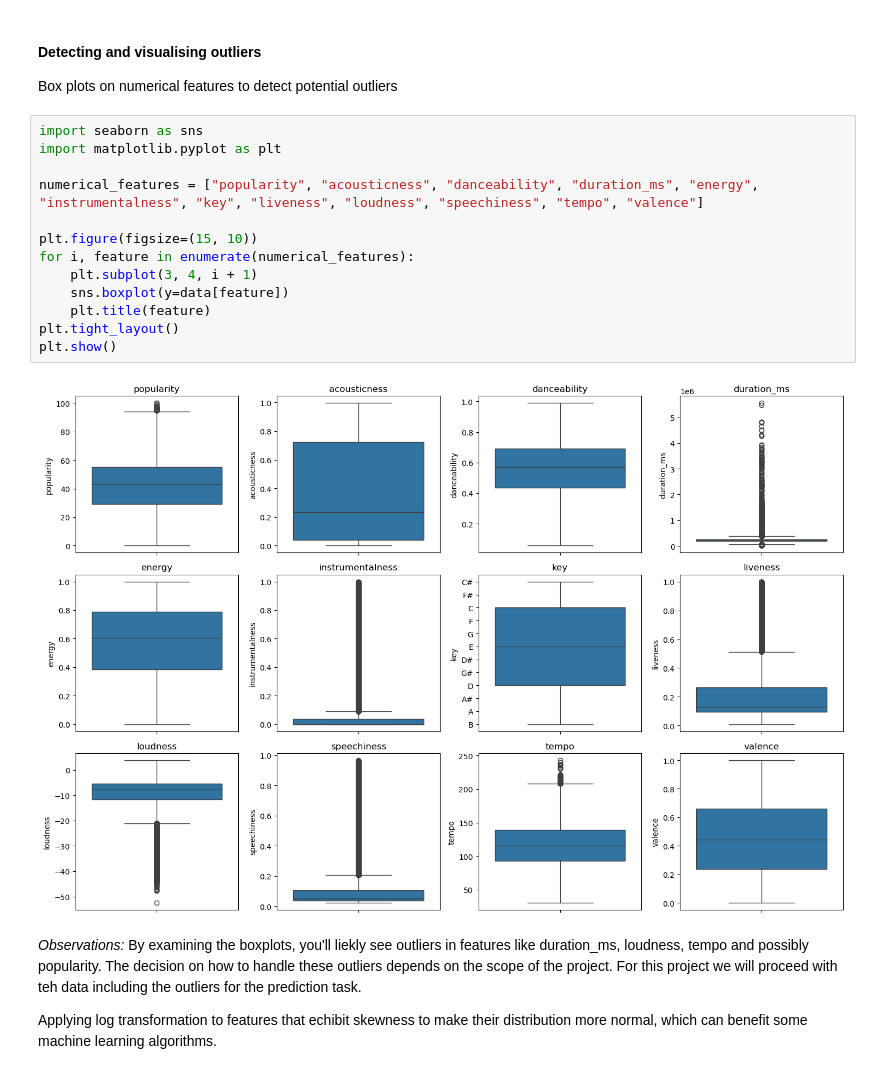
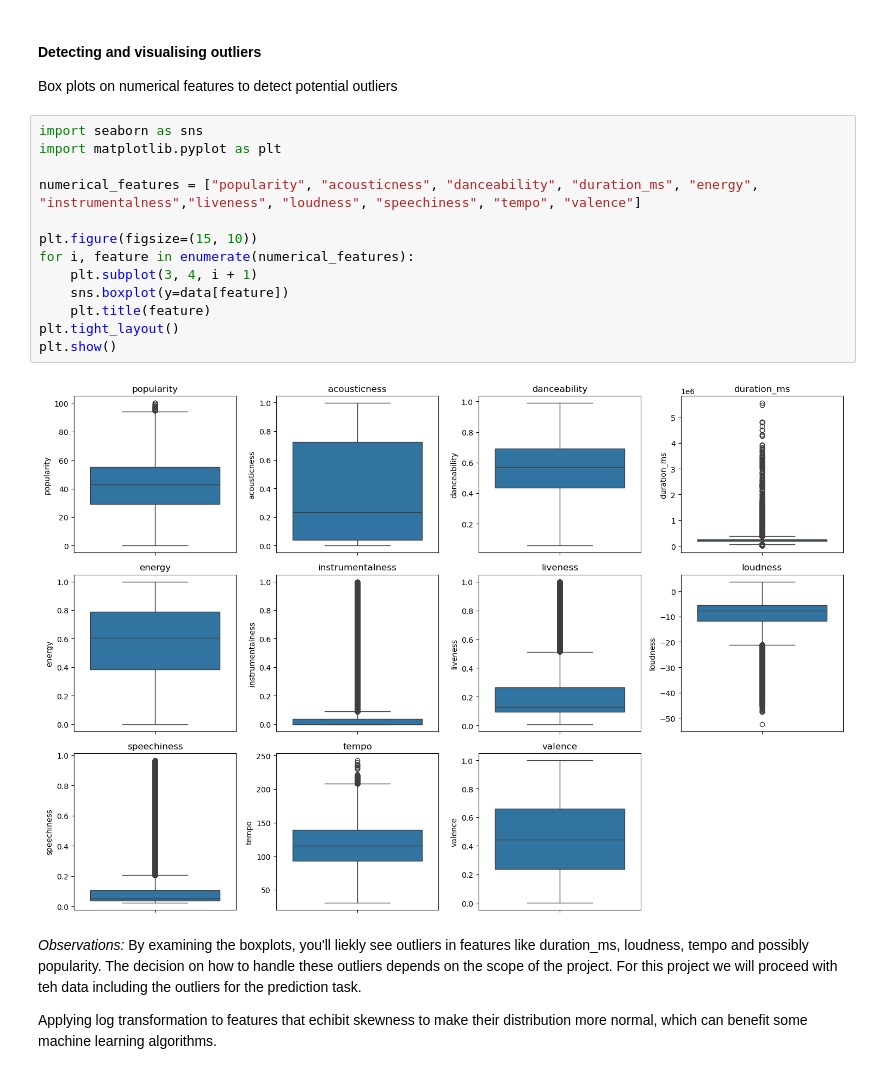
Before and after one commit to agajankush/spotify-music-eda, a Jupyter notebook: data_analysis.ipynb, the cells around one changed output. Drawn from its saved outputs; the diff is of its cells as text.

```diff
--- a/data_analysis.ipynb
+++ b/data_analysis.ipynb
@@ -108,18 +105,18 @@ Box plots on numerical features to detect potential outliers
 # %%
 import seaborn as sns
 import matplotlib.pyplot as plt
 
-numerical_features = ["popularity", "acousticness", "danceability", "duration_ms", "energy", "instrumentalness", "key", "liveness", "loudness", "speechiness", "tempo", "valence"]
+numerical_features = ["popularity", "acousticness", "danceability", "duration_ms", "energy", "instrumentalness","liveness", "loudness", "speechiness", "tempo", "valence"]
 
 plt.figure(figsize=(15, 10))
 for i, feature in enumerate(numerical_features):
     plt.subplot(3, 4, i + 1)
     sns.boxplot(y=data[feature])
     plt.title(feature)
 plt.tight_layout()
 plt.show()
 # %% [output]
-[figure, old version]
+[figure, new version]
 # %% [markdown]
 *Observations:* By examining the boxplots, you'll liekly see outliers in features like
 duration_ms, loudness, tempo and possibly popularity.
```
Also changed, not shown: parts of 8 cells of this notebook.
